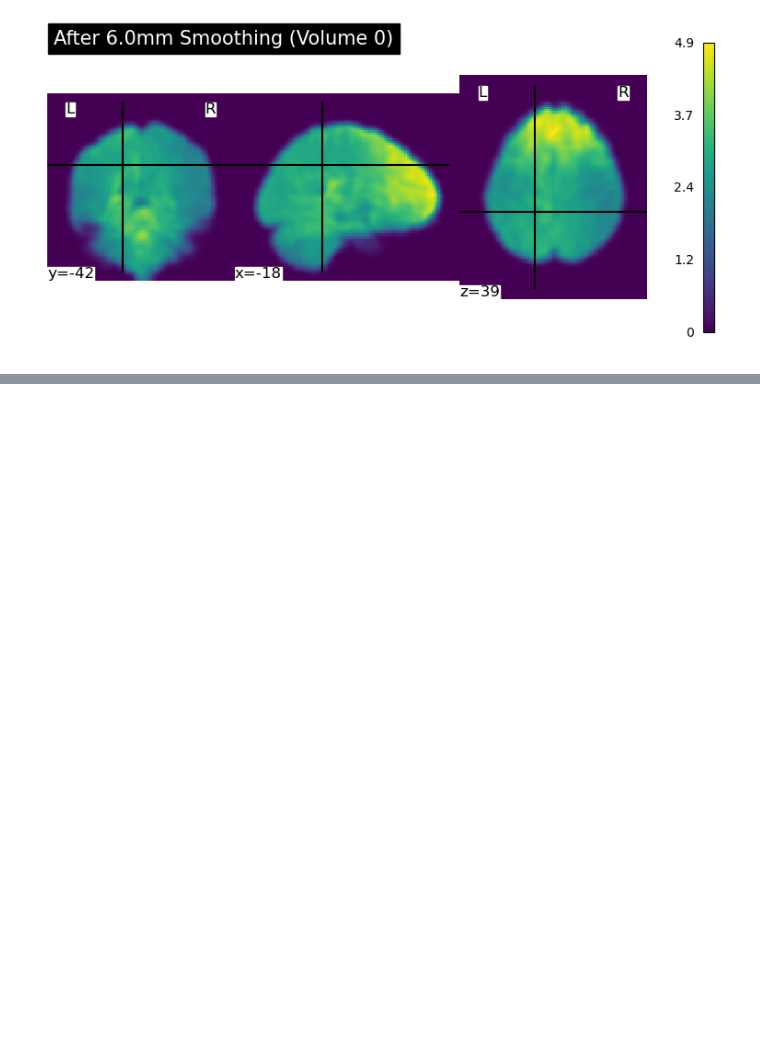
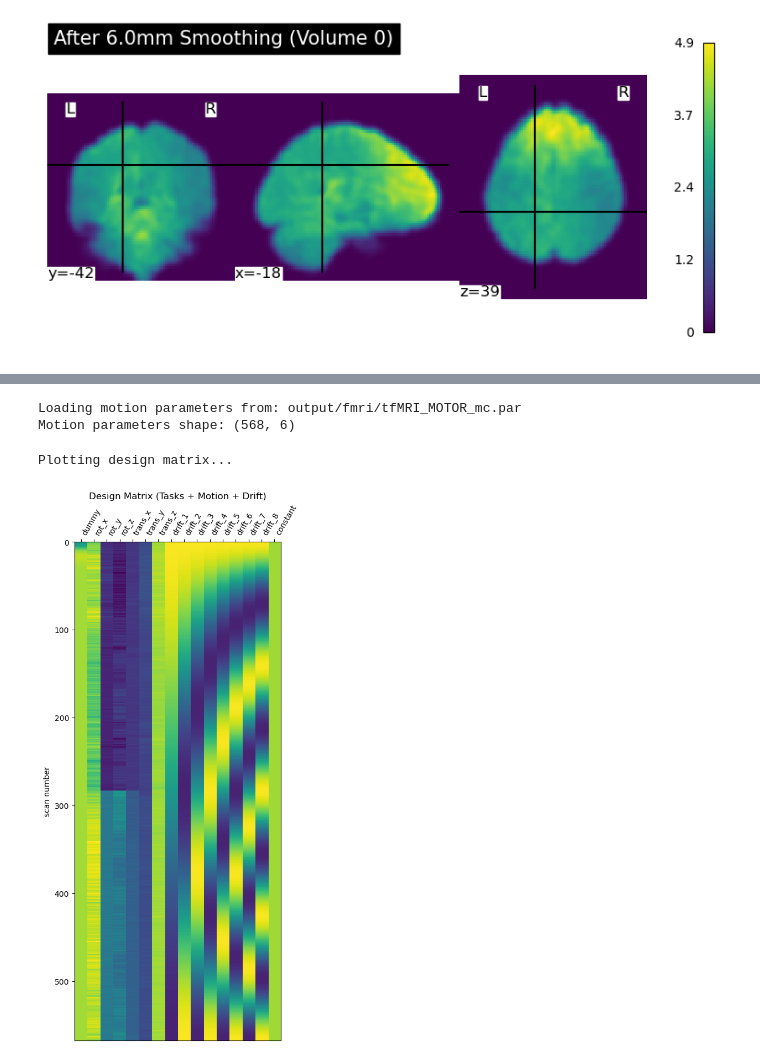
Before and after one commit to spbui00/NX-421-project, a Jupyter notebook: main.ipynb, the cells around one changed output, grey strips where cells are left out. Drawn from its saved outputs; the diff is of its cells as text; code cells hidden in the pictures; blank space fills up the shorter version.

Commit message:
initial glm: design matrix

```diff
--- a/main.ipynb
+++ b/main.ipynb
@@ -498,0 +550,29 @@ Smoothed file saved to: output/fmri/tfMRI_MOTOR_smooth.nii.gz
+# %%
+print(f"\nLoading motion parameters from: {param_file}")
+
+motion_params = pd.read_csv(param_file, sep='  ', header=None, engine='python',
+                            names=['rot_x', 'rot_y', 'rot_z',
+                                   'trans_x', 'trans_y', 'trans_z'])
+
+print(f"Motion parameters shape: {motion_params.shape}")
+# %% [output]
+Loading motion parameters from: output/fmri/tfMRI_MOTOR_mc.par
+Motion parameters shape: (568, 6)
+# %%
+design_matrix = make_first_level_design_matrix(
+    frame_times,           # The 568 scan times in seconds
+    events=events_df,      # The combined events (onset, duration, condition)
+    hrf_model='spm',    # Use the 'glover' HRF (or 'spm')
+    drift_model='cosine',  # Models scanner drift
+    high_pass=0.01,        # Standard high-pass filter cutoff (1/100s)
+    add_regs=motion_params # Add our 6 motion columns
+)
+
+print("Plotting design matrix...")
+
+plotting.plot_design_matrix(design_matrix)
+plt.title('Design Matrix (Tasks + Motion + Drift)')
+plt.show()
+# %% [output]
+Plotting design matrix...
+[figure, added]
```
Also changed, not shown: parts of 6 cells of this notebook, 1 other file.
